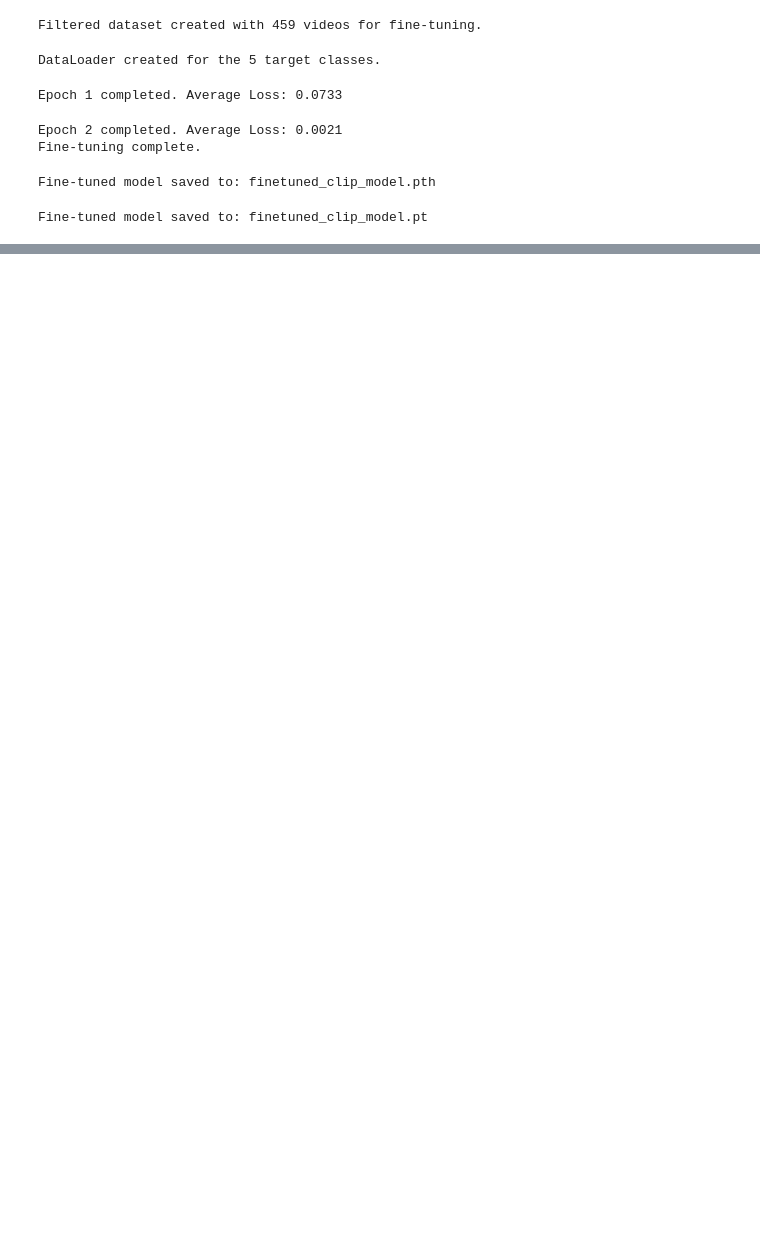
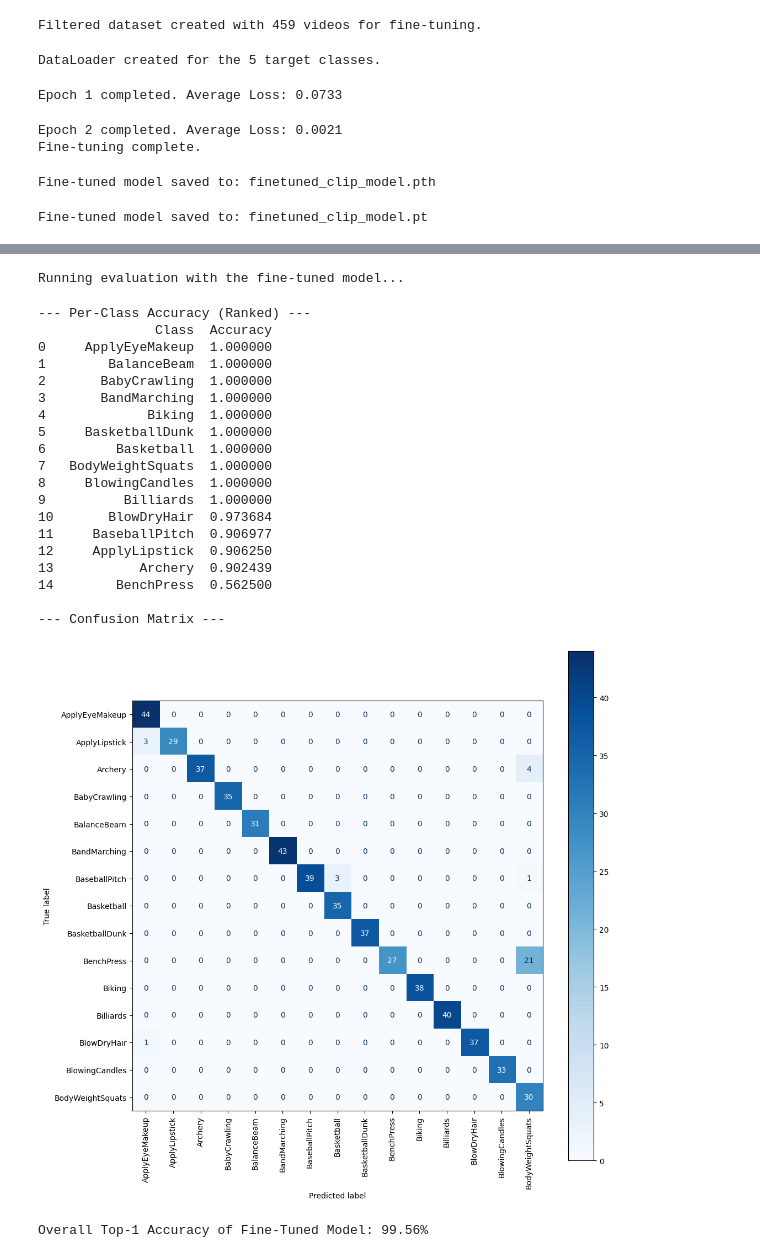
Before and after one commit to liswahyuni/Action-RecognitionVLM, a Jupyter notebook: ActionRecognition.ipynb, the cells around one changed output, grey strips where cells are left out. Drawn from its saved outputs; the diff is of its cells as text; code cells hidden in the pictures; blank space fills up the shorter version.

```diff
--- a/ActionRecognition.ipynb
+++ b/ActionRecognition.ipynb
@@ -717,0 +1040,60 @@ finetuned_predicted_labels, finetuned_true_labels = fine_tune_perform_zero_shot_
+# %%
+# Evaluate the fine-tuned model on the test set
+print("Running evaluation with the fine-tuned model...")
+all_finetuned_predicted_labels, all_finetuned_true_labels = evaluate_model(
+    fine_tuned_model,
+    test_videos,
+    test_labels,
+    CLASSES,  # Use the original full list of classes for evaluation
+    split_name='Test'
+)
+
+# Calculate and display the per-class accuracy rank
+print("\n--- Per-Class Accuracy (Ranked) ---")
+all_freeze_class_accuracy_df = calculate_class_accuracy(
+    all_finetuned_true_labels,
+    all_finetuned_predicted_labels,
+    CLASSES
+)
+print(all_freeze_class_accuracy_df)
+
+# Generate and display the confusion matrix
+print("\n--- Confusion Matrix ---")
+cm = confusion_matrix(
+    all_finetuned_true_labels,
+    all_finetuned_predicted_labels,
+    labels=np.arange(len(CLASSES))
+)
+
+fig, ax = plt.subplots(figsize=(12, 12))
+disp = ConfusionMatrixDisplay(confusion_matrix=cm, display_labels=CLASSES)
+disp.plot(ax=ax, xticks_rotation='vertical', cmap='Blues')
+plt.show()
+# %% [output]
+Running evaluation with the fine-tuned model...
+--- Per-Class Accuracy (Ranked) ---
+               Class  Accuracy
+0     ApplyEyeMakeup  1.000000
+1        BalanceBeam  1.000000
+2       BabyCrawling  1.000000
+3       BandMarching  1.000000
+4             Biking  1.000000
+5     BasketballDunk  1.000000
+6         Basketball  1.000000
+7   BodyWeightSquats  1.000000
+8     BlowingCandles  1.000000
+9          Billiards  1.000000
+10       BlowDryHair  0.973684
+11     BaseballPitch  0.906977
+12     ApplyLipstick  0.906250
+13           Archery  0.902439
+14        BenchPress  0.562500
+
+--- Confusion Matrix ---
+[figure, added]
+# %%
+# Display the overall accuracy
+overall_accuracy = accuracy_score(finetuned_true_labels, finetuned_predicted_labels)
+print(f"\nOverall Top-1 Accuracy of Fine-Tuned Model: {overall_accuracy * 100:.2f}%")
+# %% [output]
+Overall Top-1 Accuracy of Fine-Tuned Model: 99.56%
```
Also changed, not shown: parts of 28 cells of this notebook.
